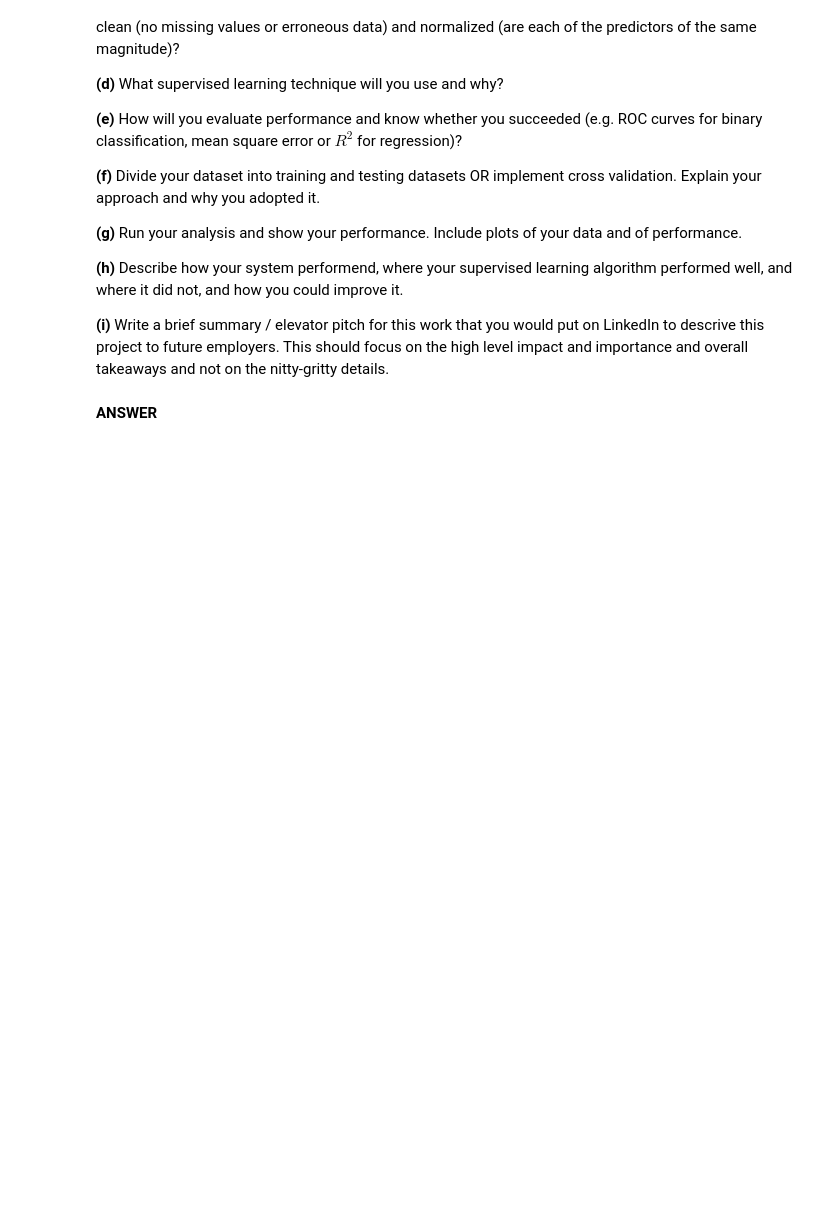
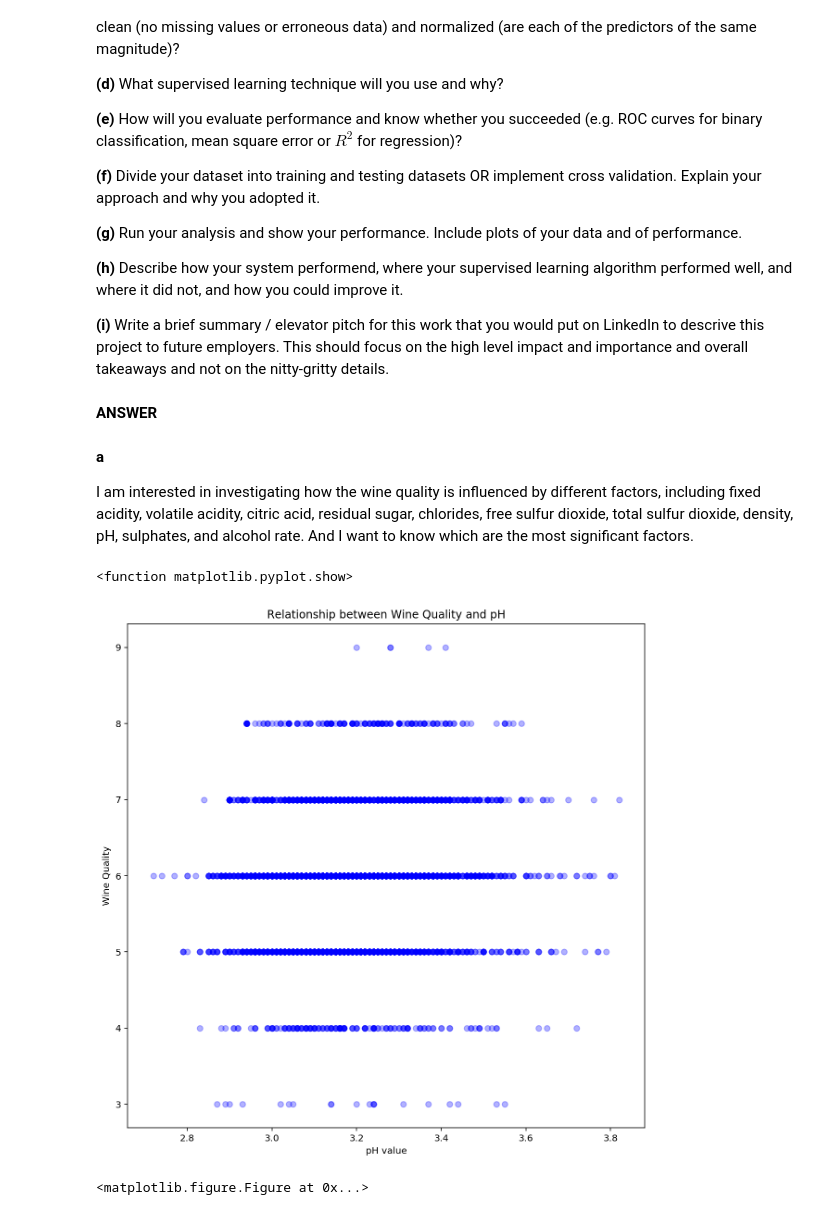
Before and after one commit to y-ke/machine-learning-course, a Jupyter notebook: Assignment 3.ipynb, the cells around one changed output. Saved outputs shown, nothing was run; the diff lists cells and outputs as text; code cells hidden in the pictures; blank space fills up the shorter version.

```diff
--- a/Assignment 3.ipynb
+++ b/Assignment 3.ipynb
@@ -452,3 +456,35 @@ v Does your dataset require any preprocessing: is it clean (no missing values or
 **(i)** Write a brief summary / elevator pitch for this work that you would put on LinkedIn to descrive this project to future employers. This should focus on the high level impact and importance and overall takeaways and not on the nitty-gritty details.
 # %% [markdown]
 **ANSWER**
+# %% [markdown]
+**a**
+
+I am interested in investigating how the wine quality is influenced by different factors, including fixed acidity,	volatile acidity, citric acid, residual sugar, chlorides, free sulfur dioxide, total sulfur dioxide, density, pH, sulphates, and alcohol rate. And I want to know which are the most significant factors.
+# %%
+### b
+import pandas as pd
+
+data = pd.read_csv('https://archive.ics.uci.edu/ml/machine-learning-databases/wine-quality/winequality-white.csv',sep =";" )
+data_arr = np.asarray(data)
+df = pd.DataFrame(data=data)
+
+from sklearn import preprocessing
+import numpy as np
+min_max_scaler = preprocessing.MinMaxScaler()
+normalized_data = min_max_scaler.fit_transform(data_arr)
+# %%
+import numpy as np
+import matplotlib.pyplot as plt
+
+ph = np.asarray(data.pH)
+quality = np.asarray(data.quality)
+plt.scatter( ph,quality, c="b",alpha =.3)
+plt.title("Relationship between Wine Quality and pH")
+plt.ylabel('Wine Quality')
+plt.xlabel('pH value')
+plt.figure(figsize=(20,20))
+plt.show
+# %% [output]
+<function matplotlib.pyplot.show>
+[figure, added]
+<matplotlib.figure.Figure at 0x...>
```
Also changed, not shown: parts of 29 cells of this notebook.
